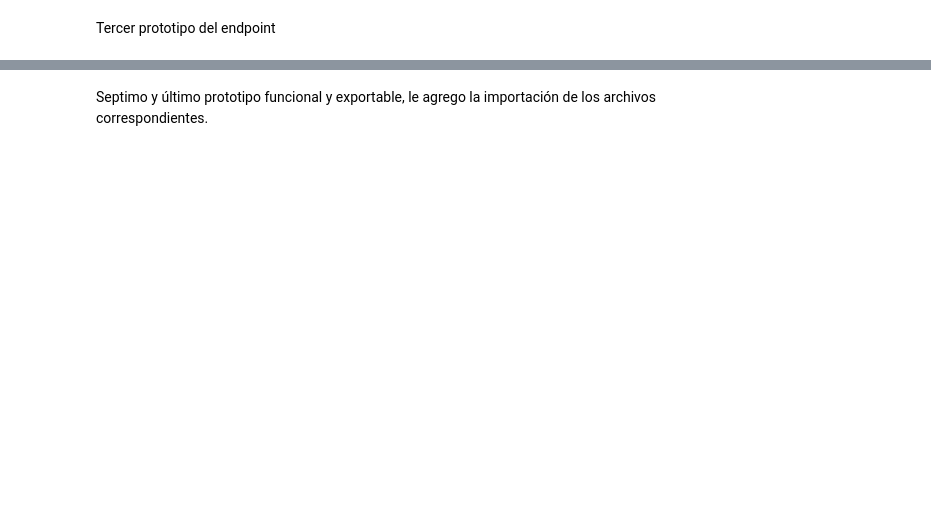
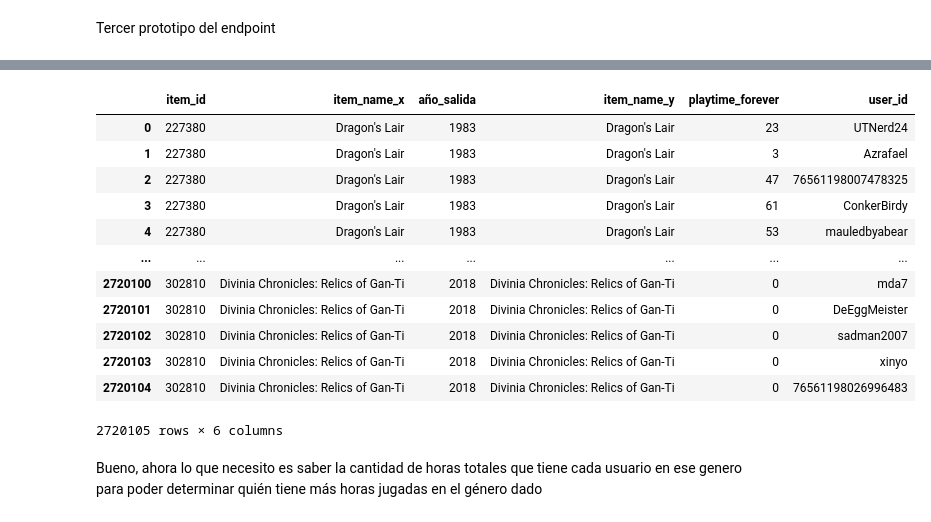
Before and after one commit to Tagliaferro22/steam-games, a Jupyter notebook: endpoints/endpoint_3.ipynb, the cells around one changed output, grey strips where cells are left out. Cells and saved outputs as stored; diff of their text form; code cells hidden in the pictures; blank space fills up the shorter version.

```diff
--- a/endpoints/endpoint_3.ipynb
+++ b/endpoints/endpoint_3.ipynb
@@ -200,2 +226,0 @@ user_items[user_items["item_id"] == 10] # Tengo que cambiarle el tipo de dato a
-# %%
-user_items["item_id"] = user_items["item_id"].astype(int)
@@ -413,2 +269,0 @@ usuario_juego_precio.to_parquet("../Datasets/steam_games_and_users_endpoint_2.pa
-# %% [markdown]
-Septimo y último prototipo funcional y exportable, le agrego la importación de los archivos correspondientes.
@@ -451,0 +270,32 @@ def user_data(user_id):
+# %%
+def user_for_genre(genero):
+    steam_games_filtrable_por_genero = steam_games.explode("genres")
+
+    juegos_con_el_genero_dado = steam_games_filtrable_por_genero[steam_games_filtrable_por_genero["genres"] == genero]
+
+    juegos_con_el_genero_dado = juegos_con_el_genero_dado.sort_values("año_salida")
+
+    juegos_con_el_genero_dado = juegos_con_el_genero_dado.drop(columns=["genres","release_date","descripción_temporal"])
+
+    usuarios_que_jugaron_juegos_con_el_genero_dado = pd.merge(juegos_con_el_genero_dado, user_items, on='item_id', how='inner')
+
+    return usuarios_que_jugaron_juegos_con_el_genero_dado
+
+jugadores_de_accion = user_for_genre("Action")
+jugadores_de_accion
+# %% [output]
+|  | item_id | item_name_x | año_salida | item_name_y | playtime_forever | user_id |
+| 0 | 227380 | Dragon's Lair | 1983 | Dragon's Lair | 23 | UTNerd24 |
+| 1 | 227380 | Dragon's Lair | 1983 | Dragon's Lair | 3 | Azrafael |
+| 2 | 227380 | Dragon's Lair | 1983 | Dragon's Lair | 47 | 76561198007478325 |
+| 3 | 227380 | Dragon's Lair | 1983 | Dragon's Lair | 61 | ConkerBirdy |
+| 4 | 227380 | Dragon's Lair | 1983 | Dragon's Lair | 53 | mauledbyabear |
+| ... | ... | ... | ... | ... | ... | ... |
+| 2720100 | 302810 | Divinia Chronicles: Relics of Gan-Ti | 2018 | Divinia Chronicles: Relics of Gan-Ti | 0 | mda7 |
+| 2720101 | 302810 | Divinia Chronicles: Relics of Gan-Ti | 2018 | Divinia Chronicles: Relics of Gan-Ti | 0 | DeEggMeister |
+| 2720102 | 302810 | Divinia Chronicles: Relics of Gan-Ti | 2018 | Divinia Chronicles: Relics of Gan-Ti | 0 | sadman2007 |
+| 2720103 | 302810 | Divinia Chronicles: Relics of Gan-Ti | 2018 | Divinia Chronicles: Relics of Gan-Ti | 0 | xinyo |
+| 2720104 | 302810 | Divinia Chronicles: Relics of Gan-Ti | 2018 | Divinia Chronicles: Relics of Gan-Ti | 0 | 76561198026996483 |
+2720105 rows × 6 columns
+# %% [markdown]
+Bueno, ahora lo que necesito es saber la cantidad de horas totales que tiene cada usuario en ese genero para poder determinar quién tiene más horas jugadas en el género dado
```
Also changed, not shown: parts of 67 cells of this notebook.
